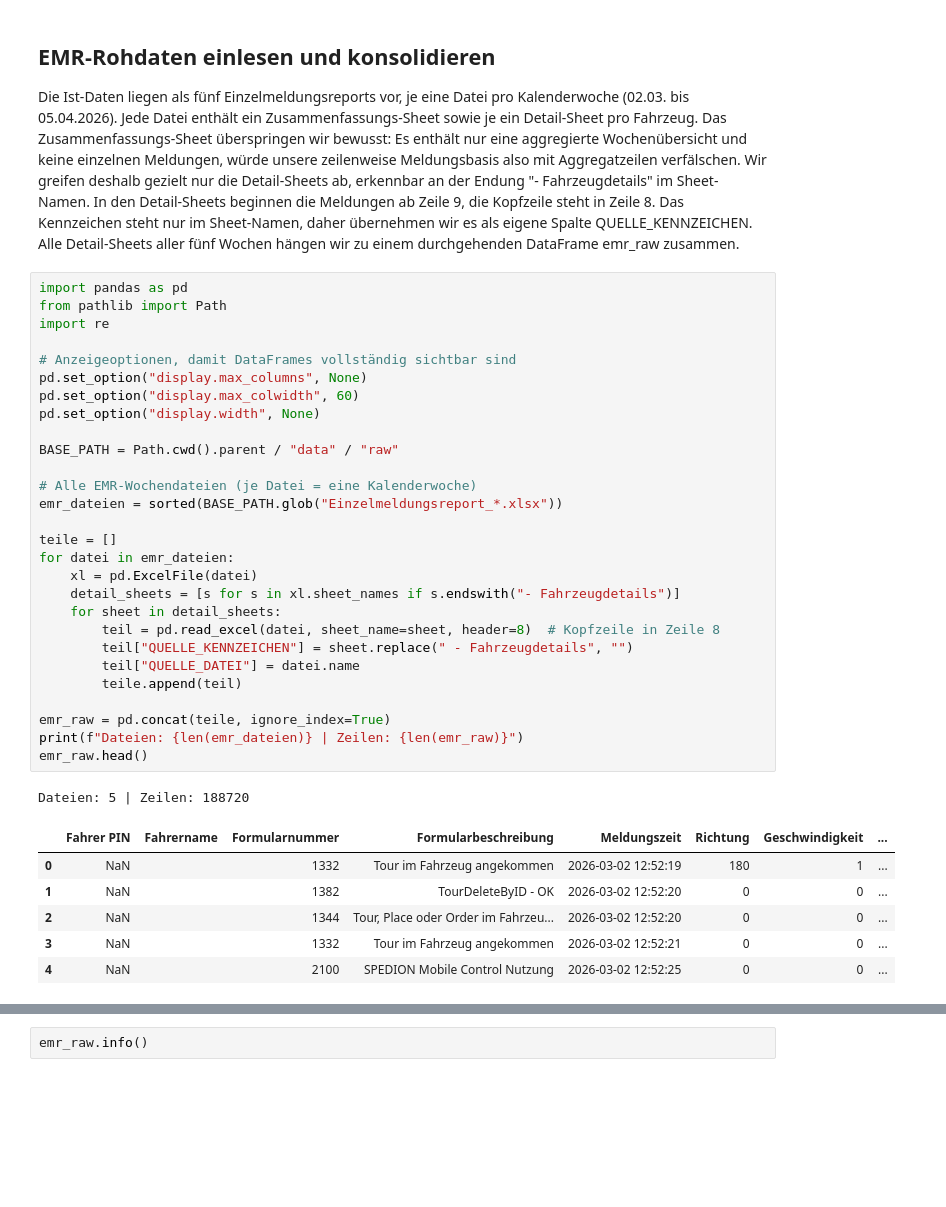
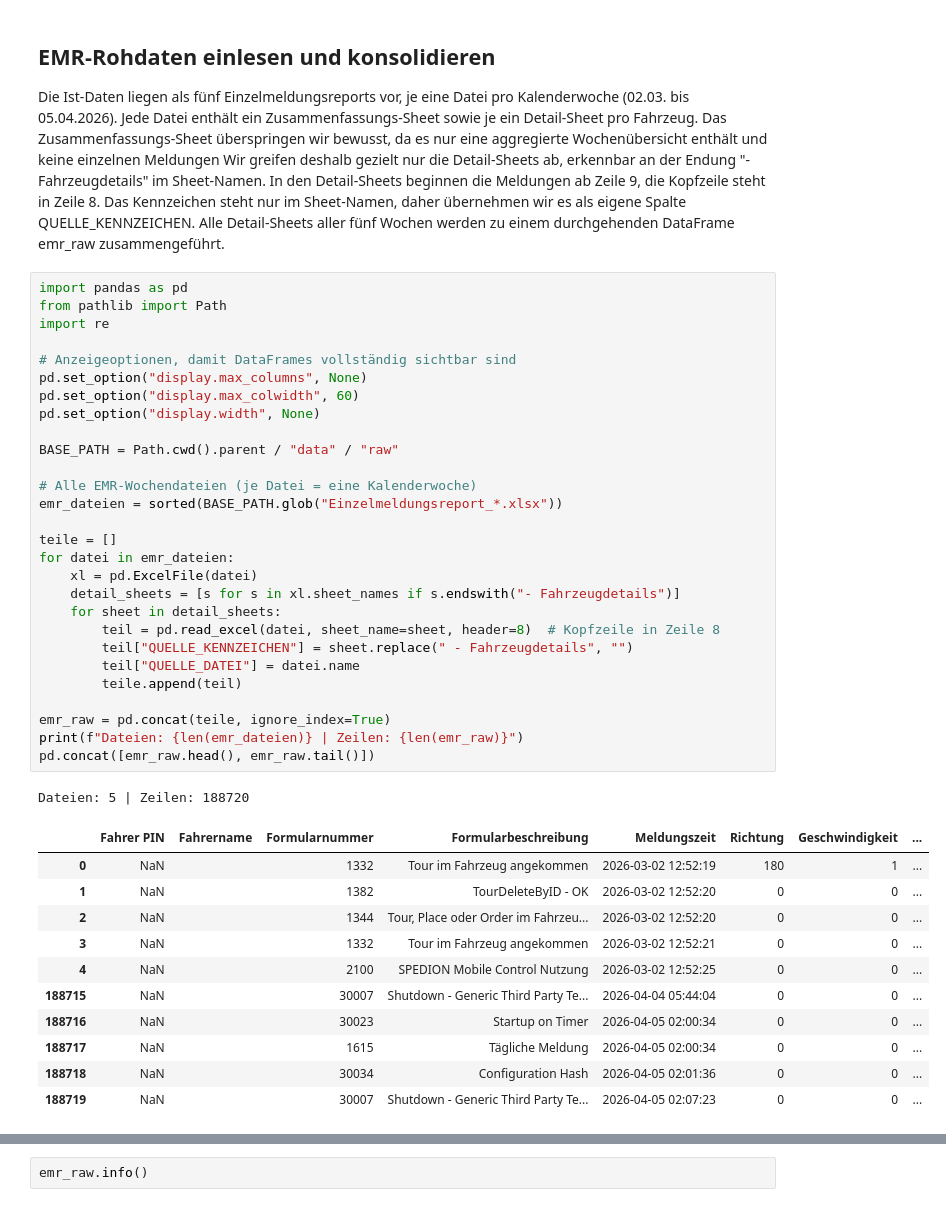
Before and after one commit to junguy01/transport_optimization, a Jupyter notebook: Ist_EMR_final.ipynb, the cells around one changed output, grey strips where cells are left out. Drawn from its saved outputs; the diff is of its cells as text; blank space fills up the shorter version.

```diff
--- a/Ist_EMR_final.ipynb
+++ b/Ist_EMR_final.ipynb
@@ -5,7 +5,7 @@ Dieses Notebook baut aus den EMR-Rohdaten der SPEDION-Fahrer-App eine bereinigte
 # %% [markdown]
 ## EMR-Rohdaten einlesen und konsolidieren
 
-Die Ist-Daten liegen als fünf Einzelmeldungsreports vor, je eine Datei pro Kalenderwoche (02.03. bis 05.04.2026). Jede Datei enthält ein Zusammenfassungs-Sheet sowie je ein Detail-Sheet pro Fahrzeug. Das Zusammenfassungs-Sheet überspringen wir bewusst: Es enthält nur eine aggregierte Wochenübersicht und keine einzelnen Meldungen, würde unsere zeilenweise Meldungsbasis also mit Aggregatzeilen verfälschen. Wir greifen deshalb gezielt nur die Detail-Sheets ab, erkennbar an der Endung "- Fahrzeugdetails" im Sheet-Namen. In den Detail-Sheets beginnen die Meldungen ab Zeile 9, die Kopfzeile steht in Zeile 8. Das Kennzeichen steht nur im Sheet-Namen, daher übernehmen wir es als eigene Spalte QUELLE_KENNZEICHEN. Alle Detail-Sheets aller fünf Wochen hängen wir zu einem durchgehenden DataFrame emr_raw zusammen.
+Die Ist-Daten liegen als fünf Einzelmeldungsreports vor, je eine Datei pro Kalenderwoche (02.03. bis 05.04.2026). Jede Datei enthält ein Zusammenfassungs-Sheet sowie je ein Detail-Sheet pro Fahrzeug. Das Zusammenfassungs-Sheet überspringen wir bewusst, da es nur eine aggregierte Wochenübersicht enthält und keine einzelnen Meldungen Wir greifen deshalb gezielt nur die Detail-Sheets ab, erkennbar an der Endung "- Fahrzeugdetails" im Sheet-Namen. In den Detail-Sheets beginnen die Meldungen ab Zeile 9, die Kopfzeile steht in Zeile 8. Das Kennzeichen steht nur im Sheet-Namen, daher übernehmen wir es als eigene Spalte QUELLE_KENNZEICHEN. Alle Detail-Sheets aller fünf Wochen werden zu einem durchgehenden DataFrame emr_raw zusammengeführt.
 # %%
 import pandas as pd
 from pathlib import Path
@@ -14,34 +14,39 @@ import re
 # Anzeigeoptionen, damit DataFrames vollständig sichtbar sind
 pd.set_option("display.max_columns", None)
 pd.set_option("display.max_colwidth", 60)
 pd.set_option("display.width", None)
 
 BASE_PATH = Path.cwd().parent / "data" / "raw"
 
 # Alle EMR-Wochendateien (je Datei = eine Kalenderwoche)
 emr_dateien = sorted(BASE_PATH.glob("Einzelmeldungsreport_*.xlsx"))
 
 teile = []
 for datei in emr_dateien:
     xl = pd.ExcelFile(datei)
     detail_sheets = [s for s in xl.sheet_names if s.endswith("- Fahrzeugdetails")]
     for sheet in detail_sheets:
         teil = pd.read_excel(datei, sheet_name=sheet, header=8)  # Kopfzeile in Zeile 8
         teil["QUELLE_KENNZEICHEN"] = sheet.replace(" - Fahrzeugdetails", "")
         teil["QUELLE_DATEI"] = datei.name
         teile.append(teil)
 
 emr_raw = pd.concat(teile, ignore_index=True)
 print(f"Dateien: {len(emr_dateien)} | Zeilen: {len(emr_raw)}")
-emr_raw.head()
+pd.concat([emr_raw.head(), emr_raw.tail()])
 # %% [output]
 Dateien: 5 | Zeilen: 188720
 |  | Fahrer PIN | Fahrername | Formularnummer | Formularbeschreibung | Meldungszeit | Richtung | Geschwindigkeit | ... |
 | 0 | NaN |  | 1332 | Tour im Fahrzeug angekommen | 2026-03-02 12:52:19 | 180 | 1 | ... |
 | 1 | NaN |  | 1382 | TourDeleteByID - OK | 2026-03-02 12:52:20 | 0 | 0 | ... |
 | 2 | NaN |  | 1344 | Tour, Place oder Order im Fahrzeu... | 2026-03-02 12:52:20 | 0 | 0 | ... |
 | 3 | NaN |  | 1332 | Tour im Fahrzeug angekommen | 2026-03-02 12:52:21 | 0 | 0 | ... |
 | 4 | NaN |  | 2100 | SPEDION Mobile Control Nutzung | 2026-03-02 12:52:25 | 0 | 0 | ... |
+| 188715 | NaN |  | 30007 | Shutdown - Generic Third Party Te... | 2026-04-04 05:44:04 | 0 | 0 | ... |
+| 188716 | NaN |  | 30023 | Startup on Timer | 2026-04-05 02:00:34 | 0 | 0 | ... |
+| 188717 | NaN |  | 1615 | Tägliche Meldung | 2026-04-05 02:00:34 | 0 | 0 | ... |
+| 188718 | NaN |  | 30034 | Configuration Hash | 2026-04-05 02:01:36 | 0 | 0 | ... |
+| 188719 | NaN |  | 30007 | Shutdown - Generic Third Party Te... | 2026-04-05 02:07:23 | 0 | 0 | ... |
 # %% [markdown]
 ## Untersuchung und Aufbereitung der EMR-Daten
 
```
Also changed, not shown: parts of 21 cells of this notebook, 5 other files.
